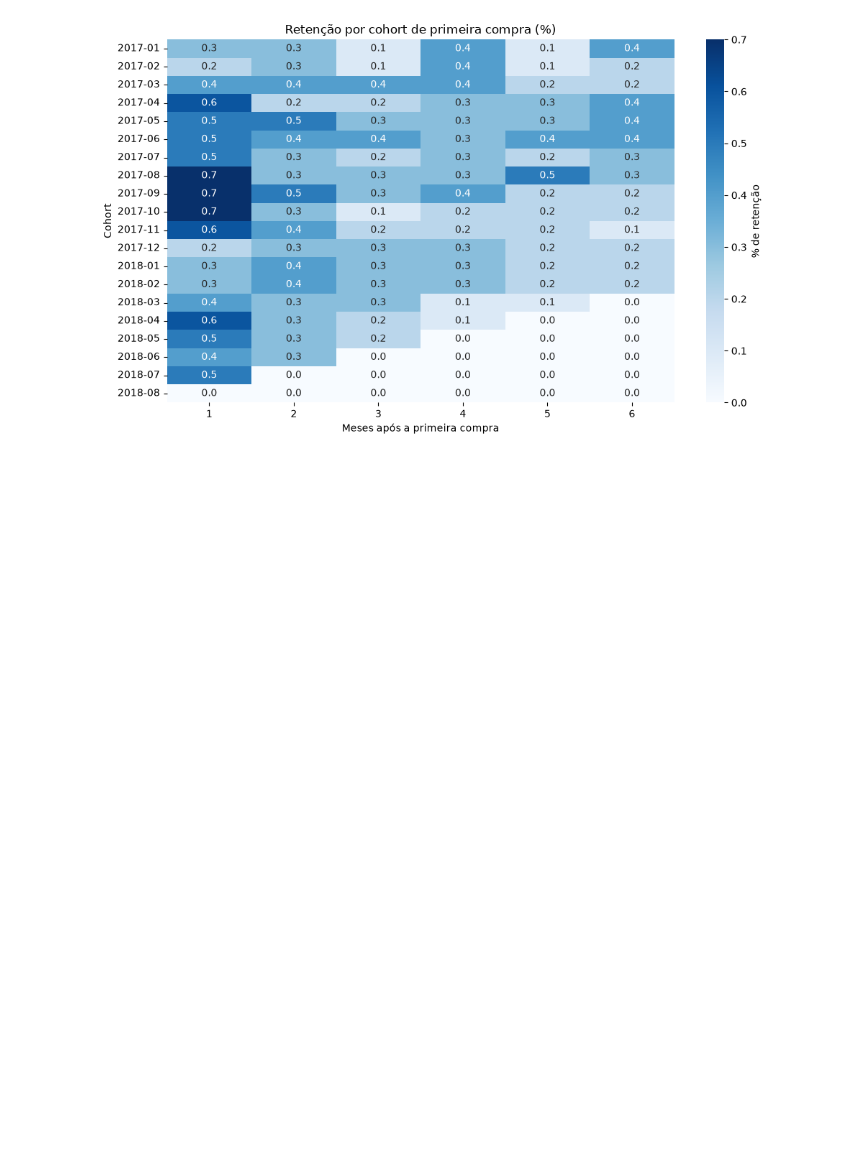
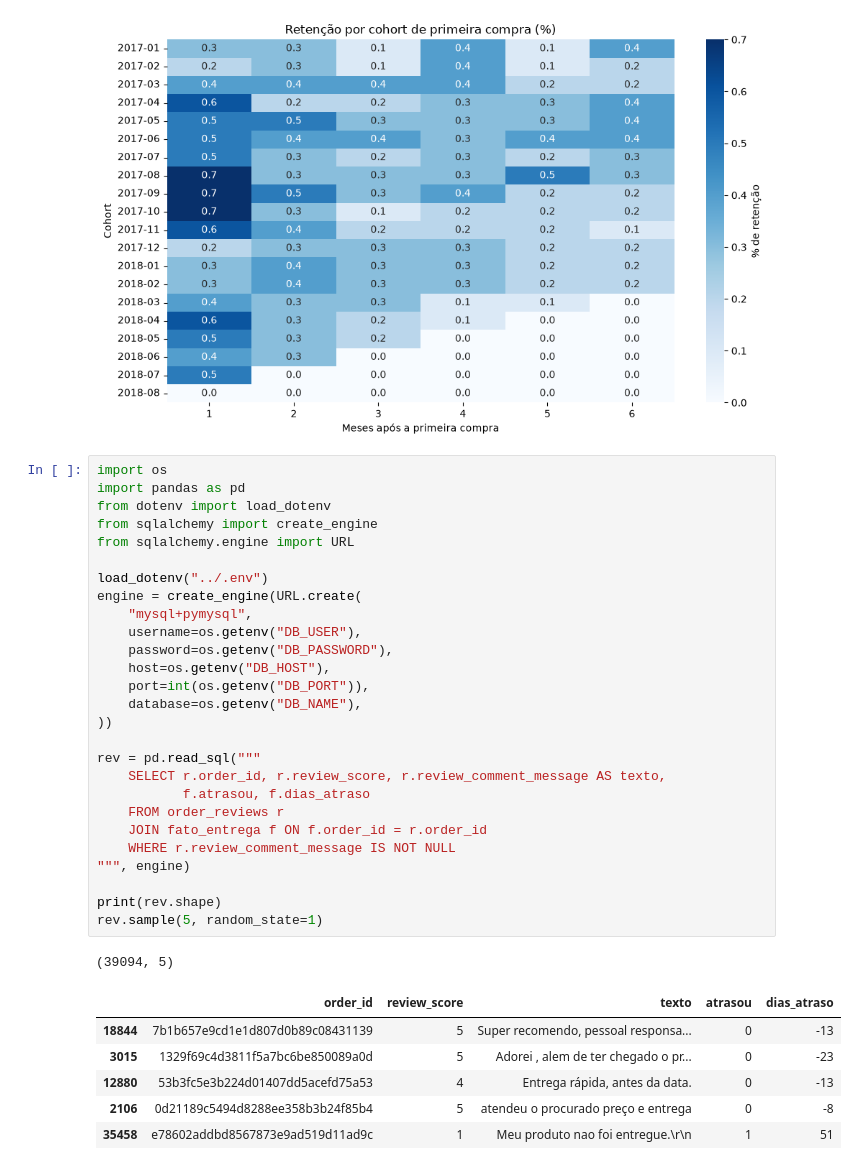
Before and after one commit to maccachera/olist-entrega-satisfacao, a Jupyter notebook: python/01_rfm_cohort.ipynb, the cells around one changed output. Drawn from its saved outputs; the diff is of its cells as text; blank space fills up the shorter version.

```diff
--- a/python/01_rfm_cohort.ipynb
+++ b/python/01_rfm_cohort.ipynb
@@ -164,3 +164,38 @@ plt.tight_layout()
 plt.show()
 # %% [output]
 [figure]
+# %%
+import os
+import pandas as pd
+from dotenv import load_dotenv
+from sqlalchemy import create_engine
+from sqlalchemy.engine import URL
+
+load_dotenv("../.env")
+engine = create_engine(URL.create(
+    "mysql+pymysql",
+    username=os.getenv("DB_USER"),
+    password=os.getenv("DB_PASSWORD"),
+    host=os.getenv("DB_HOST"),
+    port=int(os.getenv("DB_PORT")),
+    database=os.getenv("DB_NAME"),
+))
+
+rev = pd.read_sql("""
+    SELECT r.order_id, r.review_score, r.review_comment_message AS texto,
+           f.atrasou, f.dias_atraso
+    FROM order_reviews r
+    JOIN fato_entrega f ON f.order_id = r.order_id
+    WHERE r.review_comment_message IS NOT NULL
+""", engine)
+
+print(rev.shape)
+rev.sample(5, random_state=1)
+# %% [output]
+(39094, 5)
+|  | order_id | review_score | texto | atrasou | dias_atraso |
+| 18844 | 7b1b657e9cd1e1d807d0b89c08431139 | 5 | Super recomendo, pessoal responsa... | 0 | -13 |
+| 3015 | 1329f69c4d3811f5a7bc6be850089a0d | 5 | Adorei , alem de ter chegado o pr... | 0 | -23 |
+| 12880 | 53b3fc5e3b224d01407dd5acefd75a53 | 4 | Entrega rápida, antes da data. | 0 | -13 |
+| 2106 | 0d21189c5494d8288ee358b3b24f85b4 | 5 | atendeu o procurado preço e entrega | 0 | -8 |
+| 35458 | e78602addbd8567873e9ad519d11ad9c | 1 | Meu produto nao foi entregue.\r\n | 1 | 51 |
```
Also changed, not shown: parts of 1 cell of this notebook.
